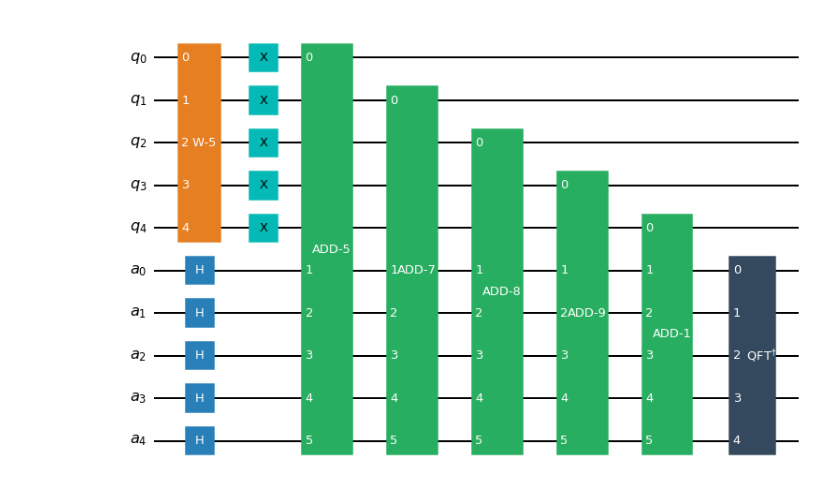
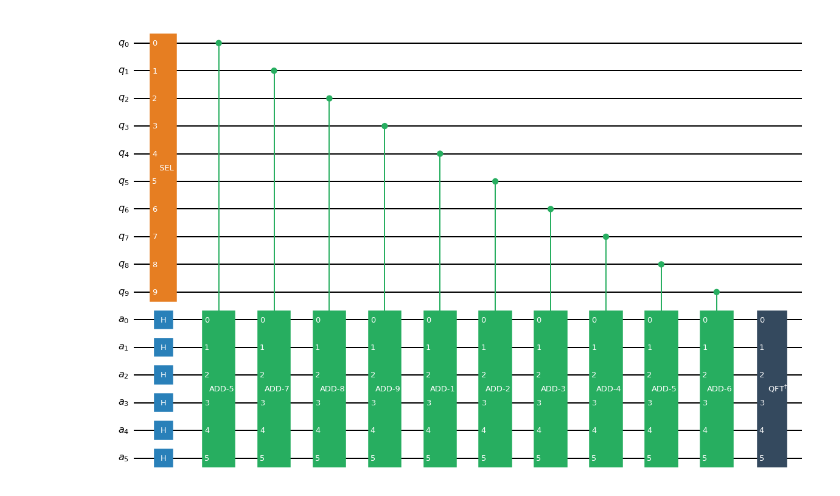
Before and after one commit to alessum/find_right_sum_combination, a Jupyter notebook: main.ipynb, the cells around one changed output. Drawn from its saved outputs; the diff is of its cells as text; code cells hidden in the pictures.

```diff
--- a/main.ipynb
+++ b/main.ipynb
@@ -20,0 +75,4 @@ solution = 16
+# %%
+numbers = [5,7,8,9,1,2,3,4,5,6]
+solution = 16
+method = ['hilbert', 'w state', 'w state+x'][0]
@@ -31,19 +91,15 @@ qr = QuantumRegister(len(numbers), 'q')
 qa = QuantumRegister(bit_sum, 'a')
 qc = QuantumCircuit(qr, qa)
 # %%
-#Choose the set of combination you want to try:
-
-#All the possible combinations:
-qc.h(range(len(numbers)))
-
-#Only one item at a time: eg: [5,7,8,9,1], 9 -> 9
-#qc.w_state(range(len(numbers)))
-
-#All items but not 1: eg: [2,9,1,3,5], 11 -> 2+9+1+3+5
-#qc.w_state(range(len(numbers)))
-#qc.x(range(len(numbers)))
-
-
-qc.h(range(len(numbers), bit_sum + len(numbers)))
+# implement the SEL gate
+qc.sel(len(numbers), method)
+# implement the Hadamard transform
+qc.h(qa)
+# implement the c-P gates
 qc.adder(bit_sum, numbers)
-qc.qft_1(range(len(numbers),len(numbers)+bit_sum))
+# implement the QFT-1
+qc.qft_1(qa)
+# extract the measure
+counts = count(qc)
+# filter the states equal to 'solution'
+filtered = [(k[bit_sum:], v) for k, v in counts.items() if k[:bit_sum] == ('{0:0'+str(bit_sum)+'b}').format(solution)]
@@ -64,10 +132,10 @@ Solutions:
 # %%
 style = {'displaycolor': {'qtf-1':   ('#34495E', '#FFFFFF'),
-                          (' W-'+str(len(numbers))+' '):   ('#E67E22', '#FFFFFF'),
+                          (' SEL '):   ('#E67E22', '#FFFFFF'),
                           'h':   ('#2980B9', '#FFFFFF'),},
-         'displaytext' : {'qtf-1': "\quad \\mathrm{QFT}^{\dagger}."},
+         'displaytext' : {'qtf-1': "\quad \mathrm{QFT}^{\dagger}."},
          'gatefacecolor' : '#27AE60',
          'gatetextcolor' : '#FFFFFF'}
 qc.draw(output='mpl', style=style)
 # %% [output]
-[figure, old version]
+[figure, new version]
```
Also changed, not shown: parts of 15 cells of this notebook, 1 other file.
